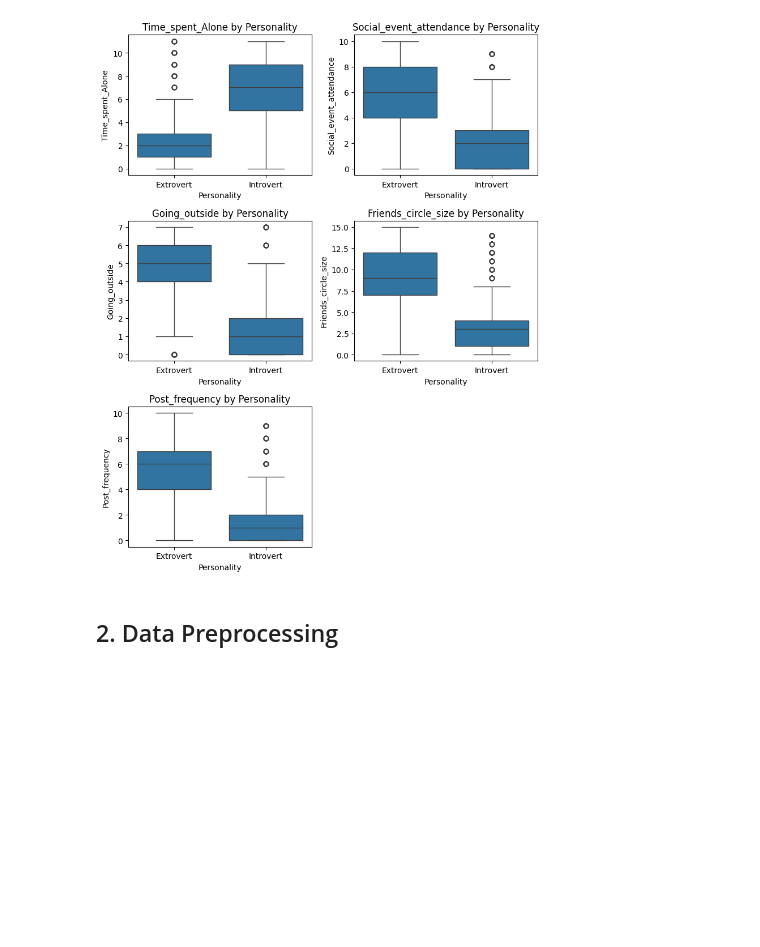
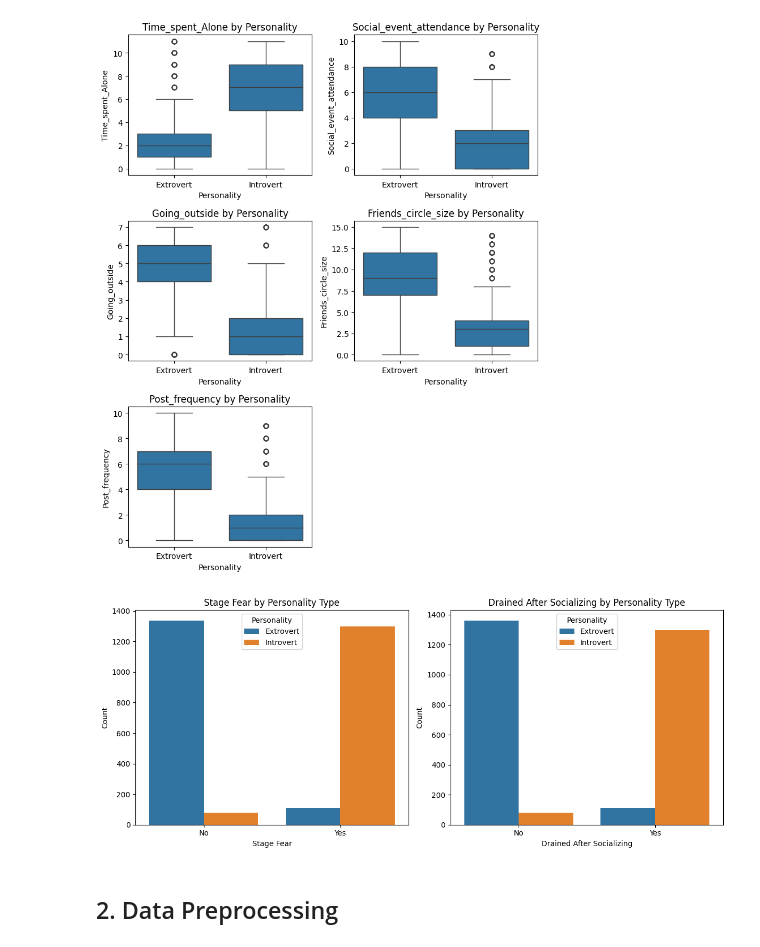
Before and after one commit to paulopezgil/personality_traits, a Jupyter notebook: nb.ipynb, the cells around one changed output. Saved outputs shown, nothing was run; the diff lists cells and outputs as text; code cells hidden in the pictures; blank space fills up the shorter version.

Commit message:
added final plots

```diff
--- a/nb.ipynb
+++ b/nb.ipynb
@@ -156,6 +156,30 @@ plt.tight_layout()
 plt.show()
 # %% [output]
 [figure]
+# %%
+# Bivariate analysis for categorical variables
+plt.figure(figsize=(12, 5))
+
+# Stage_fear vs Personality
+plt.subplot(1, 2, 1)
+sns.countplot(data=data, x='Stage_fear', hue='Personality')
+plt.title('Stage Fear by Personality Type')
+plt.xlabel('Stage Fear')
+plt.ylabel('Count')
+plt.legend(title='Personality', labels=['Extrovert', 'Introvert'])
+
+# Drained_after_socializing vs Personality
+plt.subplot(1, 2, 2)
+sns.countplot(data=data, x='Drained_after_socializing', hue='Personality')
+plt.title('Drained After Socializing by Personality Type')
+plt.xlabel('Drained After Socializing')
+plt.ylabel('Count')
+plt.legend(title='Personality', labels=['Extrovert', 'Introvert'])
+
+plt.tight_layout()
+plt.show()
+# %% [output]
+[figure, added]
 # %% [markdown]
 ## 2. Data Preprocessing
 # %% [markdown]
```
Also changed, not shown: parts of 4 cells of this notebook.
